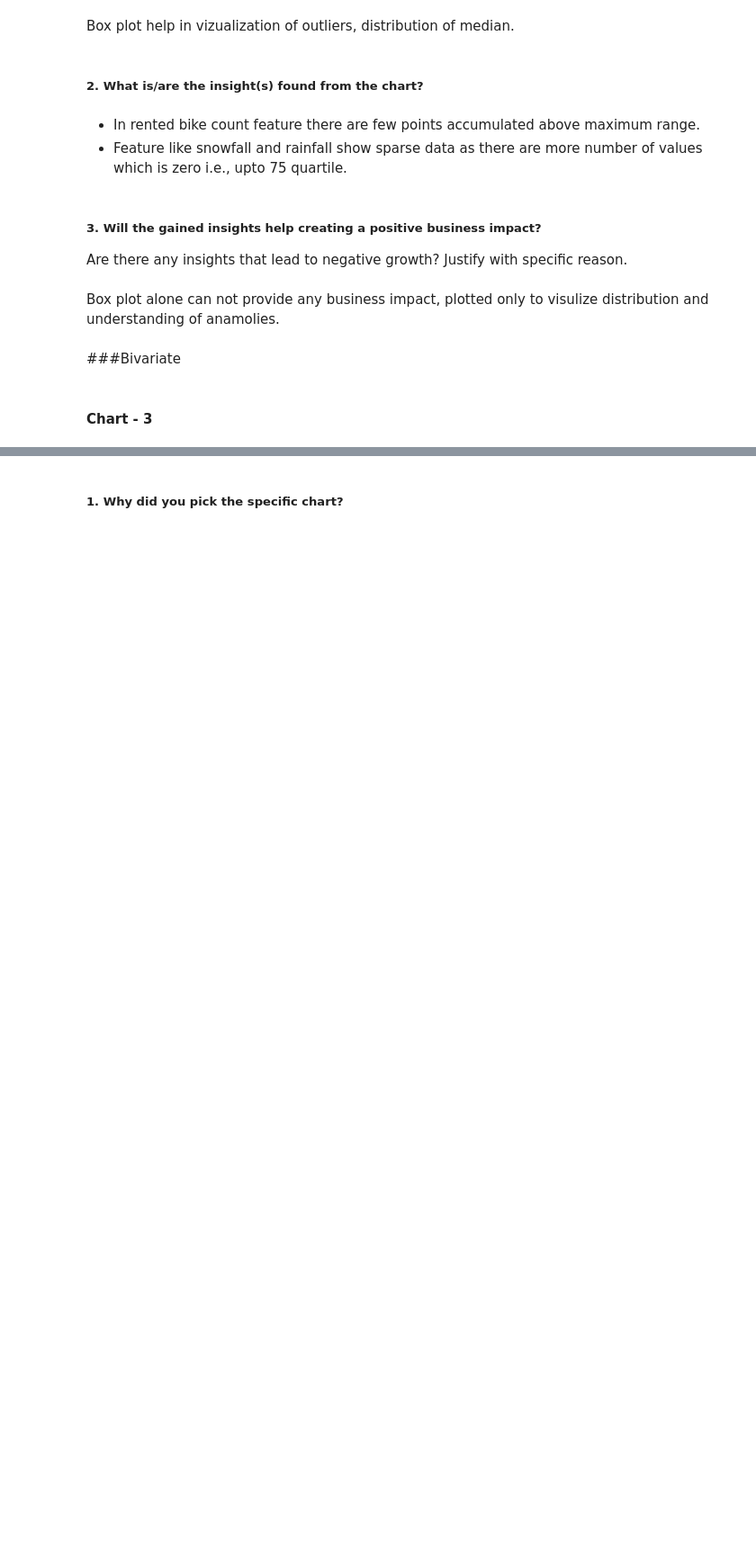
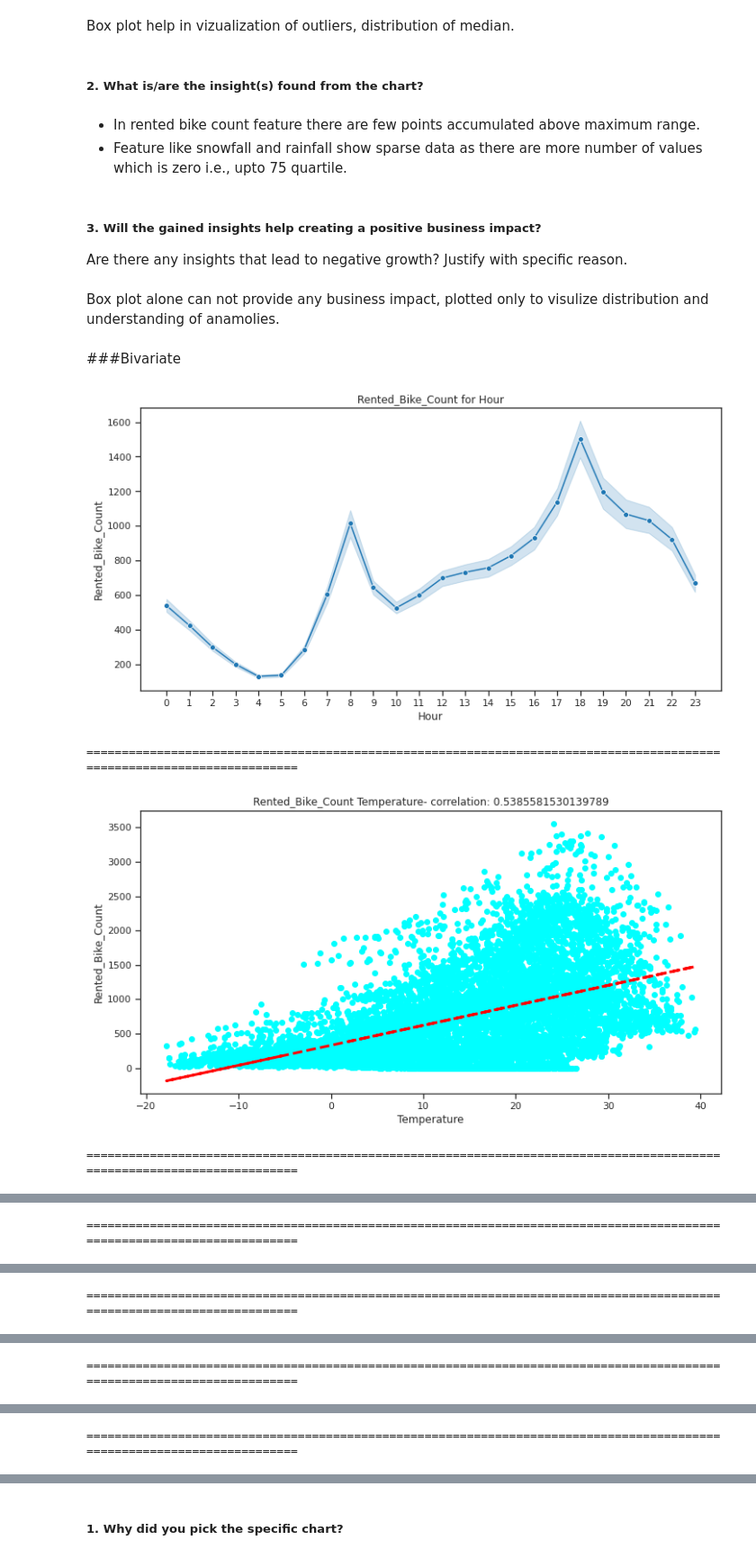
Before and after one commit to abhinav4201/Regression-Bike-Sharing-Demand-Prediction, a Jupyter notebook: Supervised_Regression_Bike_Demand_Prediction_Capstone_2.ipynb, the cells around one changed output, grey strips where cells are left out. Shown at 90% size. Saved outputs shown, nothing was run; the diff lists cells and outputs as text; code cells hidden in the pictures; blank space fills up the shorter version.

Commit message:
Bivariate graph

```diff
--- a/Supervised_Regression_Bike_Demand_Prediction_Capstone_2.ipynb
+++ b/Supervised_Regression_Bike_Demand_Prediction_Capstone_2.ipynb
@@ -710,5 +712,3 @@ Are there any insights that lead to negative growth? Justify with specific reaso
 Box plot alone can not provide any business impact, plotted only to visulize distribution and understanding of anamolies.
 # %% [markdown]
 ###Bivariate
-# %% [markdown]
-#### Chart - 3
@@ -716,0 +715,66 @@ Box plot alone can not provide any business impact, plotted only to visulize dis
+# %%
+#comparing different feature with bike count
+for i in df.columns:
+  if i == 'Rented_Bike_Count':
+    pass
+  #barplot
+  elif i in ['Seasons','Month','Year']:
+    sns.set_context('poster');
+    plt.figure(figsize=(12,6));
+    chart = sns.barplot(x=df[i], y=df["Rented_Bike_Count"]);
+    plt.title(f"Rented_Bike_Count for each {i} ");
+    print('='*120);
+  #pie chart
+  elif i in ['Holiday','Functioning_Day','Week','Time_Period']:
+    grp = df.groupby([i], as_index = False)['Rented_Bike_Count'].sum().sort_values('Rented_Bike_Count',
+                                                                                    ascending = False)
+    sns.set_context('poster');
+    plt.figure(figsize=(12,6));
+    palette_color = sns.color_palette('bright');
+    chart = plt.pie(grp['Rented_Bike_Count'], labels= grp[i],shadow= True,autopct='%.0f%%');
+    plt.title(f"Rented_Bike_Count for each {i}");
+    print('='*120);
+  #lineplot
+  elif i == 'Day':
+    workingdays = {'Day':['Monday','Tuesday','Wednesday','Thursday','Friday',	'Saturday',	'Sunday']}
+    workingday = pd.DataFrame(workingdays)
+    grp = df.groupby([i], as_index = False)['Rented_Bike_Count'].sum().sort_values('Rented_Bike_Count',
+                                                                                    ascending = False)
+    new_df = workingday.merge(grp)
+    sns.set_context('poster');
+    plt.figure(figsize=(12,6));
+    chart = sns.lineplot(data= new_df, x=i,y= 'Rented_Bike_Count', marker= 'o', color = 'green');
+    plt.xticks(fontsize = 14, rotation = 90);
+    plt.title(f"Rented_Bike_Count for each {i}");
+    print('='*120);
+  #lineplot for hour
+  elif i == 'Hour' :
+    sns.set_context('notebook');
+    plt.figure(figsize=(12,6));
+    chart = sns.lineplot(x=df[i], y=df["Rented_Bike_Count"],marker= 'o');
+    plt.xticks(range(24))
+    plt.title(f"Rented_Bike_Count for {i}");
+  #scatterplot
+  else:
+    sns.set_context('notebook');
+    fig = plt.figure(figsize=(12, 6));
+    ax = fig.gca();
+    feature = df[i]
+    label = df['Rented_Bike_Count']
+    correlation = feature.corr(label)
+    chart = plt.scatter(x=feature, y=label,color='cyan');
+    plt.xlabel(i);
+    plt.ylabel('Rented_Bike_Count');
+    ax.set_title('Rented_Bike_Count ' + i + '- correlation: ' + str(correlation));
+    z = np.polyfit(df[i], df['Rented_Bike_Count'], 1);
+    y_hat = np.poly1d(z)(df[i]);
+
+    plt.plot(df[i], y_hat, "r--", lw=3);
+    print('='*120)
+
+  plt.show()
+# %% [output]
+[figure, added]
+========================================================================================================================
+[figure, added]
+========================================================================================================================
@@ -716,0 +782 @@ Box plot alone can not provide any business impact, plotted only to visulize dis
+========================================================================================================================
@@ -716,0 +784 @@ Box plot alone can not provide any business impact, plotted only to visulize dis
+========================================================================================================================
@@ -716,0 +786 @@ Box plot alone can not provide any business impact, plotted only to visulize dis
+========================================================================================================================
@@ -716,0 +788 @@ Box plot alone can not provide any business impact, plotted only to visulize dis
+========================================================================================================================
```
Also changed, not shown: parts of 12 cells of this notebook.
